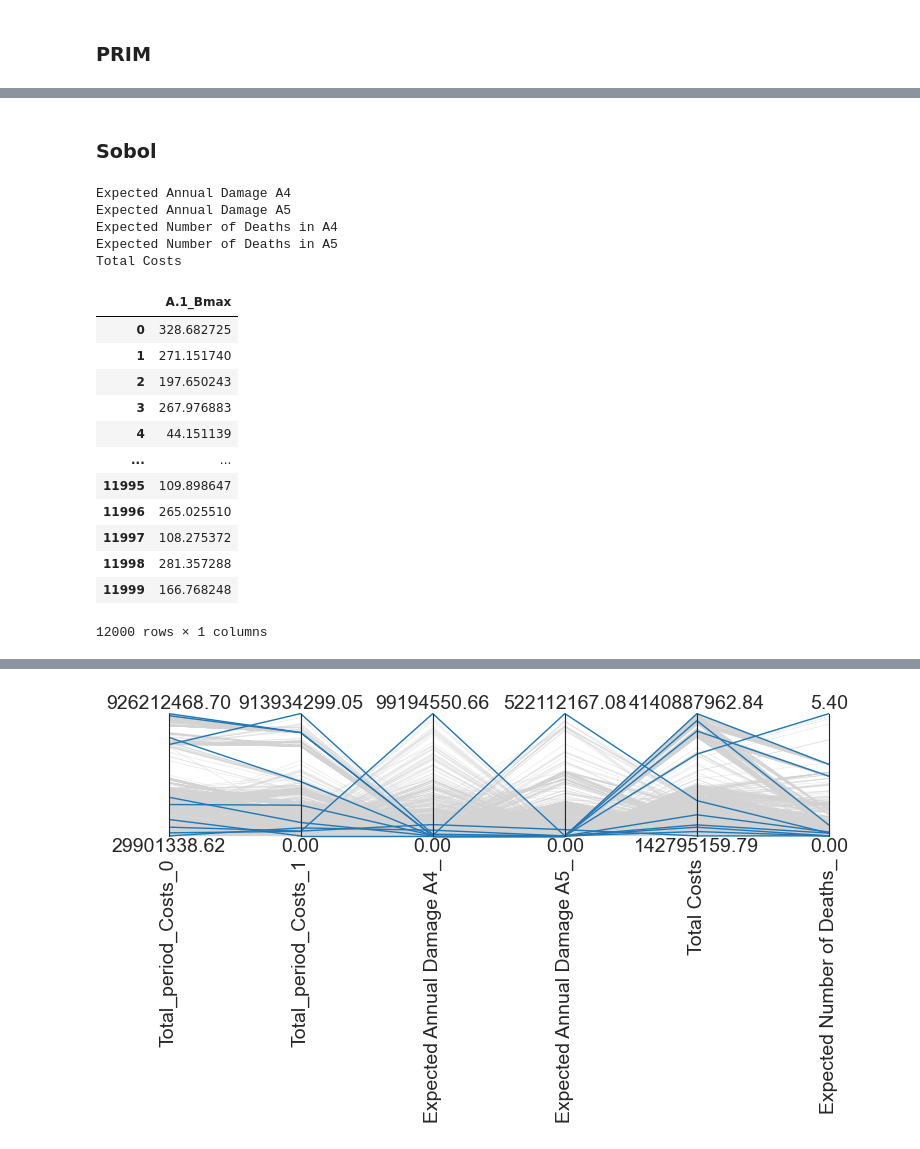
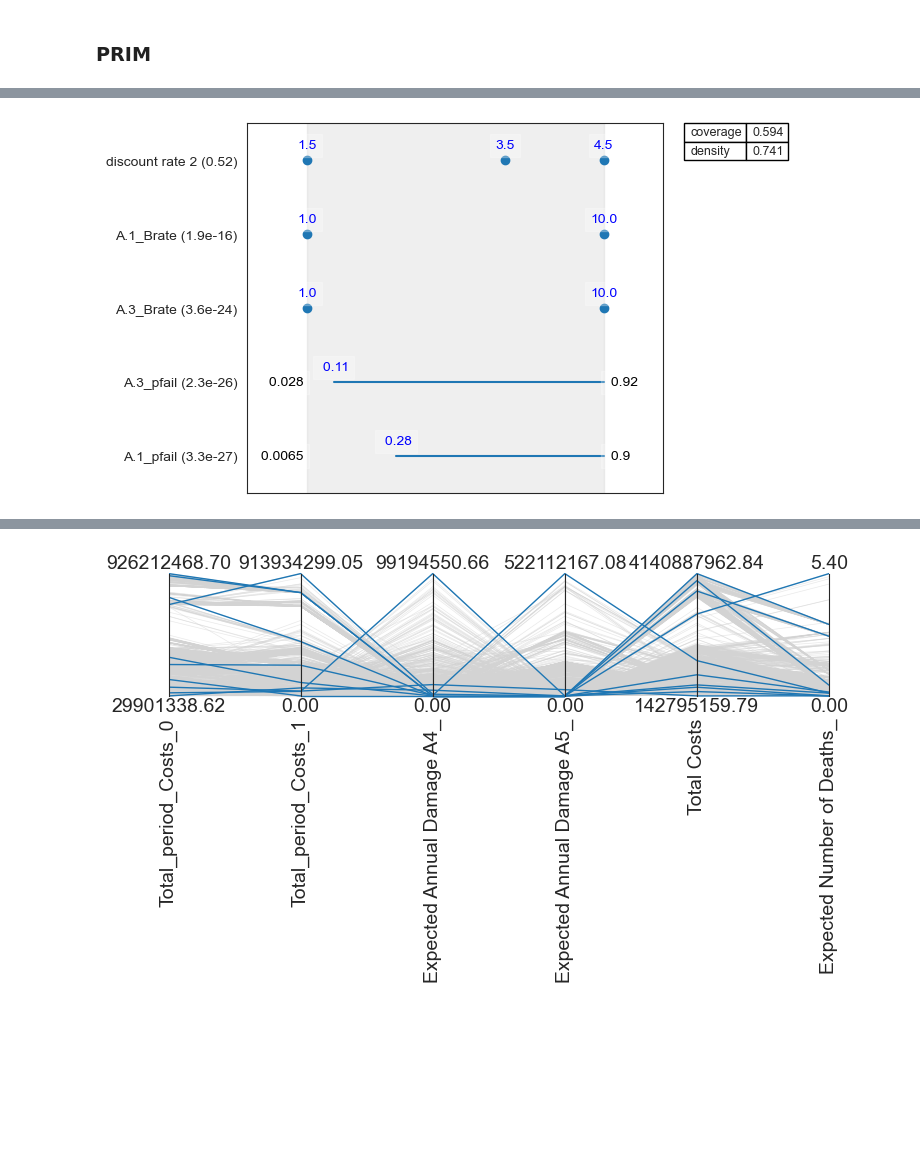
Before and after one commit to yhienz/epa141A_group3, a Jupyter notebook: final_ass_time_changed/2. Exploration_overijssel.ipynb, the cells around one changed output, grey strips where cells are left out. Cells and saved outputs as stored; diff of their text form; code cells hidden in the pictures; blank space fills up the shorter version.

```diff
--- a/final_ass_time_changed/2. Exploration_overijssel.ipynb
+++ b/final_ass_time_changed/2. Exploration_overijssel.ipynb
@@ -215,5 +220,6 @@ AssertionError:
 # %%
-box1.inspect(style='graph')
+point=5
+box1.inspect(point, style='graph')
 plt.show()
+# %% [output]
+[figure, added]
-# %% [markdown]
-### Sobol
@@ -222,26 +225,0 @@ from SALib.analyze import sobol
-# %%
-for outcome in outcomes_pol_set:
-    print(outcome)
-# %% [output]
-Expected Annual Damage A4
-Expected Annual Damage A5
-Expected Number of Deaths in A4
-Expected Number of Deaths in A5
-Total Costs
-# %%
-xx = x.iloc[:,[1]]
-xx
-# %% [output]
-|  | A.1_Bmax |
-| 0 | 328.682725 |
-| 1 | 271.151740 |
-| 2 | 197.650243 |
-| 3 | 267.976883 |
-| 4 | 44.151139 |
-| ... | ... |
-| 11995 | 109.898647 |
-| 11996 | 265.025510 |
-| 11997 | 108.275372 |
-| 11998 | 281.357288 |
-| 11999 | 166.768248 |
-12000 rows × 1 columns
```
Also changed, not shown: parts of 15 cells of this notebook, 34 other files.
